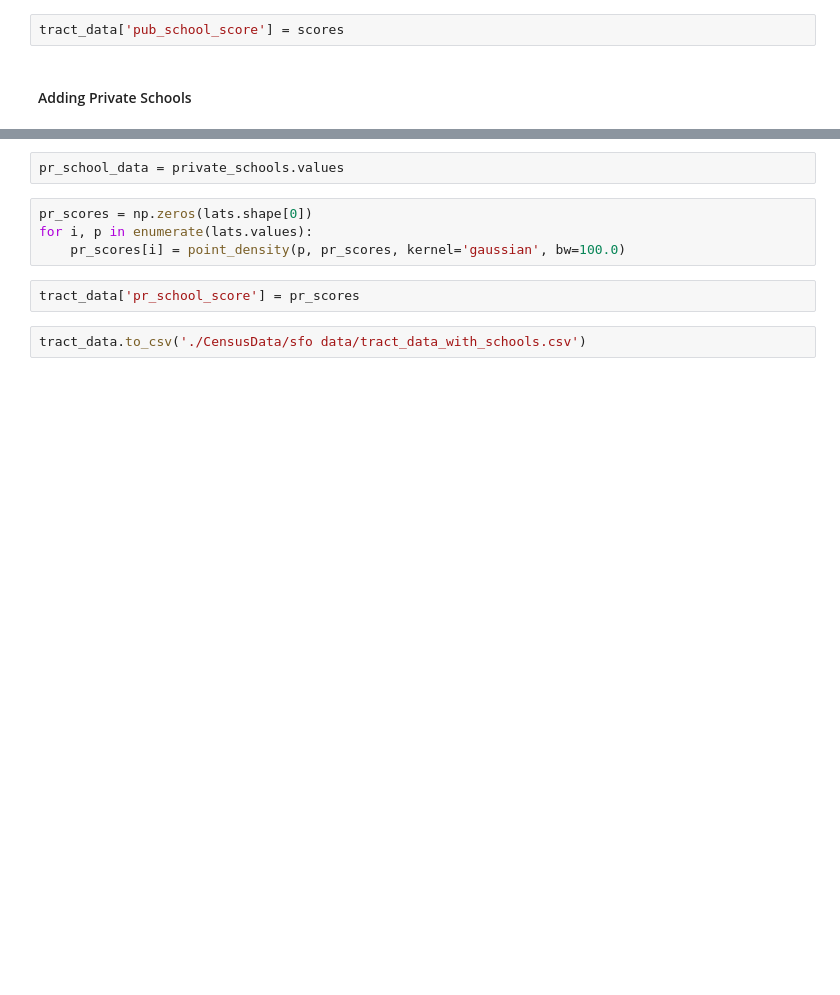
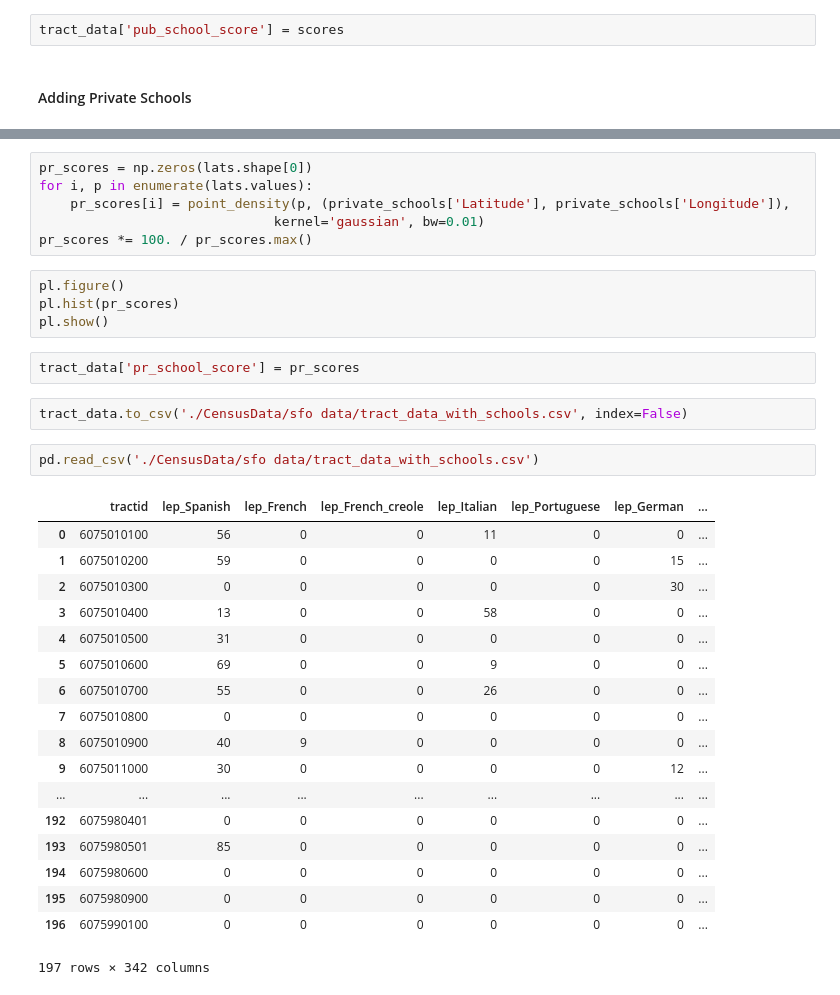
Before and after one commit to bayeshack2016/quant-hack, a Jupyter notebook: data/Aggregating Data from Locations for Schools.ipynb, the cells around one changed output, grey strips where cells are left out. Drawn from its saved outputs; the diff is of its cells as text; blank space fills up the shorter version.

Commit message:
corrected the school indices

```diff
--- a/data/Aggregating Data from Locations for Schools.ipynb
+++ b/data/Aggregating Data from Locations for Schools.ipynb
@@ -65,10 +69,35 @@ private_schools = pd.read_csv('./Schools/pr_schools.csv')
-# %%
-pr_school_data = private_schools.values
 # %%
 pr_scores = np.zeros(lats.shape[0])
 for i, p in enumerate(lats.values):
-    pr_scores[i] = point_density(p, pr_scores, kernel='gaussian', bw=100.0)
+    pr_scores[i] = point_density(p, (private_schools['Latitude'], private_schools['Longitude']),
+                              kernel='gaussian', bw=0.01)
+pr_scores *= 100. / pr_scores.max()
+# %%
+pl.figure()
+pl.hist(pr_scores)
+pl.show()
 # %%
 tract_data['pr_school_score'] = pr_scores
 # %%
-tract_data.to_csv('./CensusData/sfo data/tract_data_with_schools.csv')
+tract_data.to_csv('./CensusData/sfo data/tract_data_with_schools.csv', index=False)
+# %%
+pd.read_csv('./CensusData/sfo data/tract_data_with_schools.csv')
+# %% [output]
+|  | tractid | lep_Spanish | lep_French | lep_French_creole | lep_Italian | lep_Portuguese | lep_German | ... |
+| 0 | 6075010100 | 56 | 0 | 0 | 11 | 0 | 0 | ... |
+| 1 | 6075010200 | 59 | 0 | 0 | 0 | 0 | 15 | ... |
+| 2 | 6075010300 | 0 | 0 | 0 | 0 | 0 | 30 | ... |
+| 3 | 6075010400 | 13 | 0 | 0 | 58 | 0 | 0 | ... |
+| 4 | 6075010500 | 31 | 0 | 0 | 0 | 0 | 0 | ... |
+| 5 | 6075010600 | 69 | 0 | 0 | 9 | 0 | 0 | ... |
+| 6 | 6075010700 | 55 | 0 | 0 | 26 | 0 | 0 | ... |
+| 7 | 6075010800 | 0 | 0 | 0 | 0 | 0 | 0 | ... |
+| 8 | 6075010900 | 40 | 9 | 0 | 0 | 0 | 0 | ... |
+| 9 | 6075011000 | 30 | 0 | 0 | 0 | 0 | 12 | ... |
+| ... | ... | ... | ... | ... | ... | ... | ... | ... |
+| 192 | 6075980401 | 0 | 0 | 0 | 0 | 0 | 0 | ... |
+| 193 | 6075980501 | 85 | 0 | 0 | 0 | 0 | 0 | ... |
+| 194 | 6075980600 | 0 | 0 | 0 | 0 | 0 | 0 | ... |
+| 195 | 6075980900 | 0 | 0 | 0 | 0 | 0 | 0 | ... |
+| 196 | 6075990100 | 0 | 0 | 0 | 0 | 0 | 0 | ... |
+197 rows × 342 columns
```
Also changed, not shown: parts of 8 cells of this notebook, 7 other files.
